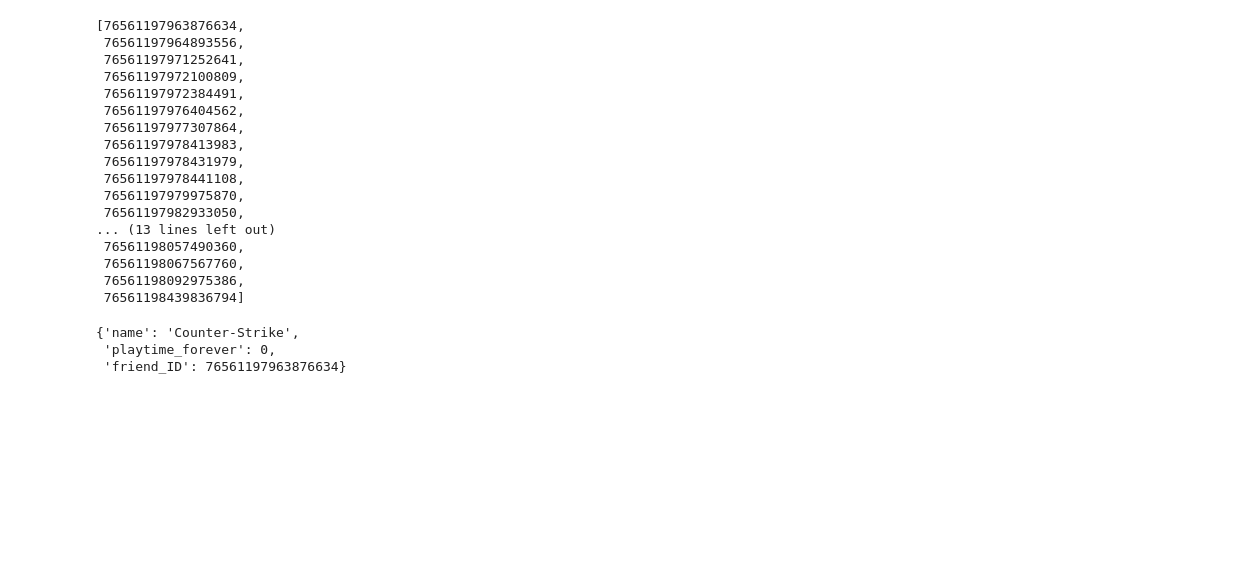
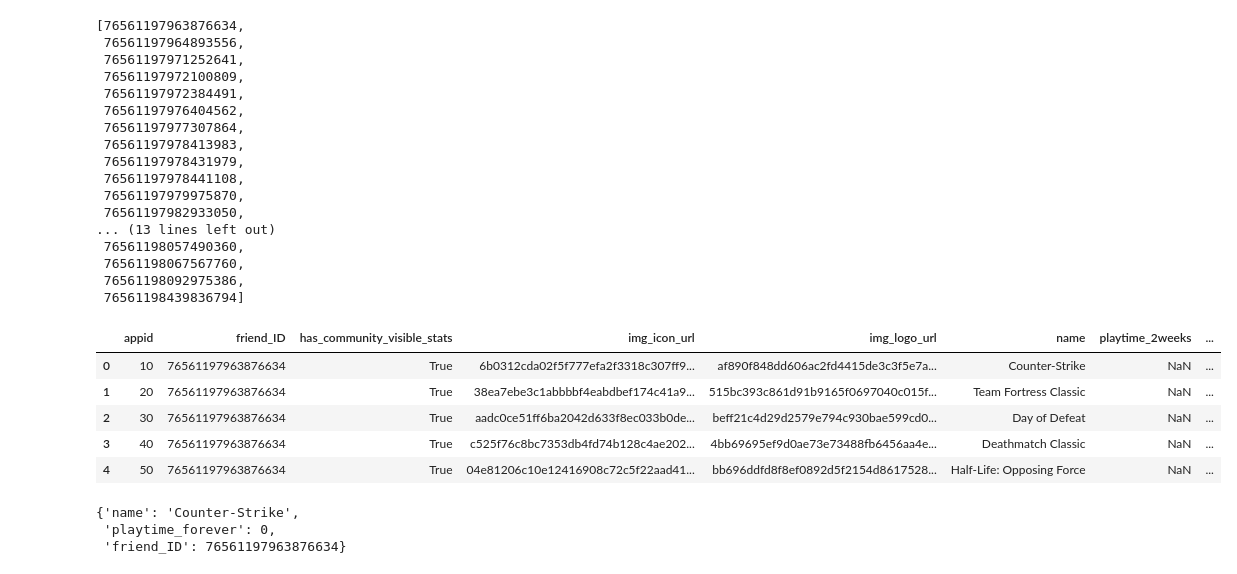
Before and after one commit to micsab/Game-Recommendation-Engine, a Jupyter notebook: api_test.ipynb, the cells around one changed output. Drawn from its saved outputs; the diff is of its cells as text; code cells hidden in the pictures; blank space fills up the shorter version.

```diff
--- a/api_test.ipynb
+++ b/api_test.ipynb
@@ -96,3 +96,12 @@ csv_import.to_csv('gephi_test.csv', index=None, header=['Source', 'Target'])
+# %%
+full_friend_list_games.head()
+# %% [output]
+|  | appid | friend_ID | has_community_visible_stats | img_icon_url | img_logo_url | name | playtime_2weeks | ... |
+| 0 | 10 | 76561197963876634 | True | 6b0312cda02f5f777efa2f3318c307ff9... | af890f848dd606ac2fd4415de3c3f5e7a... | Counter-Strike | NaN | ... |
+| 1 | 20 | 76561197963876634 | True | 38ea7ebe3c1abbbbf4eabdbef174c41a9... | 515bc393c861d91b9165f0697040c015f... | Team Fortress Classic | NaN | ... |
+| 2 | 30 | 76561197963876634 | True | aadc0ce51ff6ba2042d633f8ec033b0de... | beff21c4d29d2579e794c930bae599cd0... | Day of Defeat | NaN | ... |
+| 3 | 40 | 76561197963876634 | True | c525f76c8bc7353db4fd74b128c4ae202... | 4bb69695ef9d0ae73e73488fb6456aa4e... | Deathmatch Classic | NaN | ... |
+| 4 | 50 | 76561197963876634 | True | 04e81206c10e12416908c72c5f22aad41... | bb696ddfd8f8ef0892d5f2154d8617528... | Half-Life: Opposing Force | NaN | ... |
 # %%
 test_dict = flat_list[0]
 del test_dict['img_logo_url']
```
Also changed, not shown: parts of 2 cells of this notebook, 2 other files.
